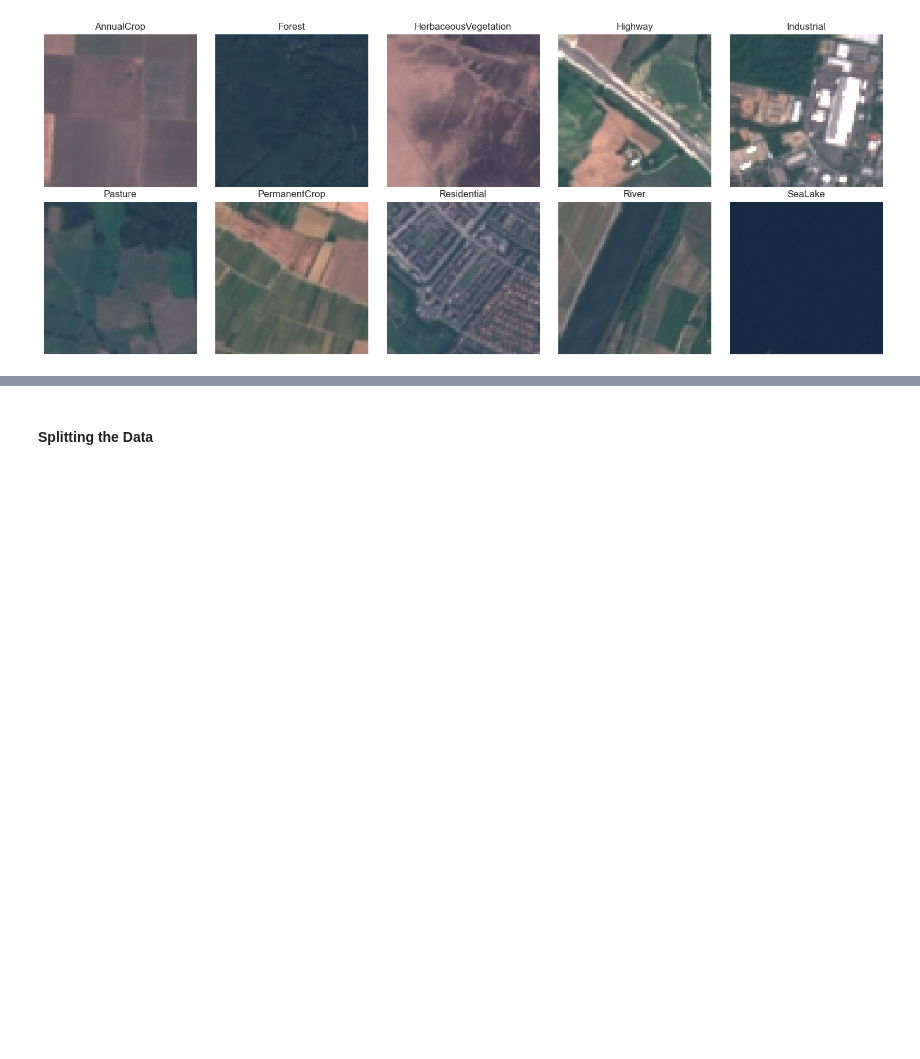
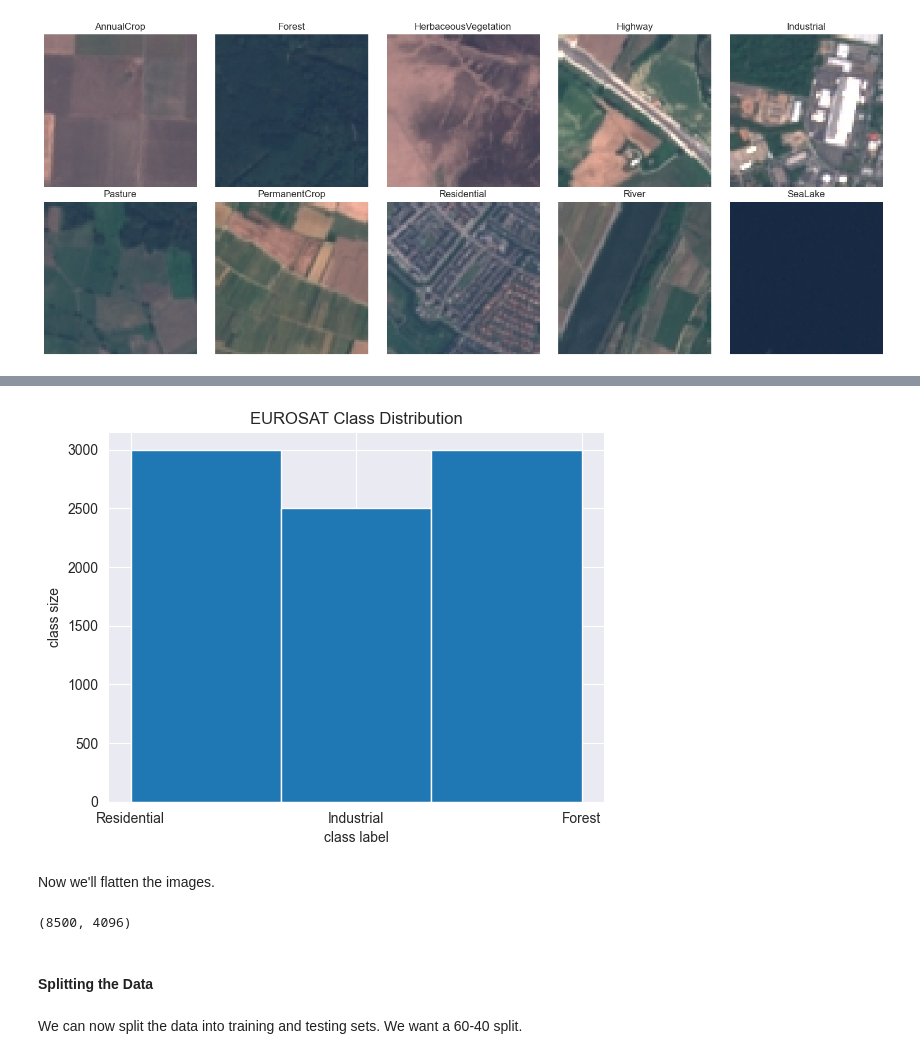
Before and after one commit to nlebovits/MUSA-650_Spring2023, a Jupyter notebook: Homeworks/Homework3.ipynb, the cells around one changed output, grey strips where cells are left out. Saved outputs shown, nothing was run; the diff lists cells and outputs as text; code cells hidden in the pictures; blank space fills up the shorter version.

```diff
--- a/Homeworks/Homework3.ipynb
+++ b/Homeworks/Homework3.ipynb
@@ -79,2 +143,23 @@ plt.show()
+# %%
+# plot a histogram of the distribution of labels in images
+plt.hist(labels, bins=3)
+plt.xticks([0, 1, 2], subfolders)
+plt.xlabel('class label')
+plt.ylabel('class size')
+plt.title('EUROSAT Class Distribution');
+# %% [output]
+[figure, added]
+# %% [markdown]
+Now we'll flatten the images.
+# %%
+# flatten images
+images = images.reshape(images.shape[0], -1)
+
+# print shape of images
+images.shape
+# %% [output]
+(8500, 4096)
 # %% [markdown]
 #### Splitting the Data
+# %% [markdown]
+We can now split the data into training and testing sets. We want a 60-40 split.
```
Also changed, not shown: parts of 16 cells of this notebook.
